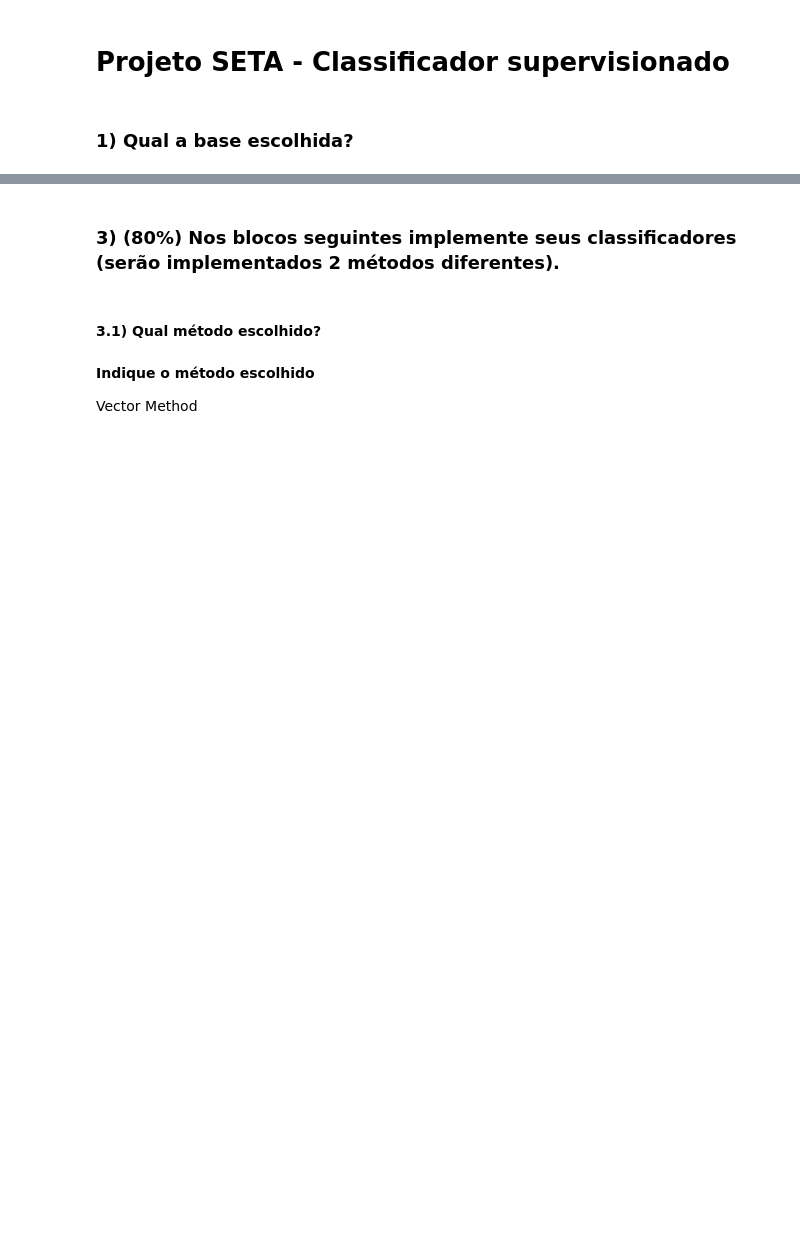
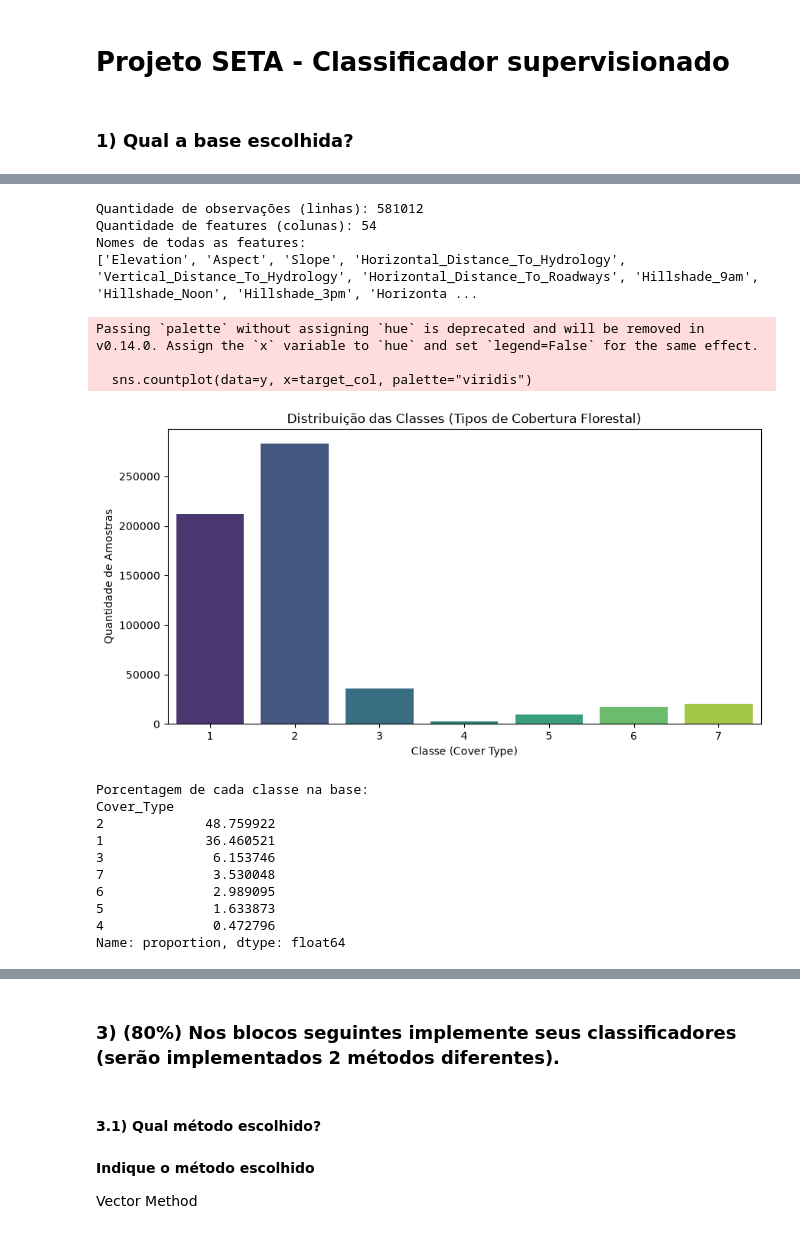
Before and after one commit to 17242226-sketch/classificador_projeto, a Jupyter notebook: Template.ipynb, the cells around one changed output, grey strips where cells are left out. Cells and saved outputs as stored; diff of their text form; code cells hidden in the pictures; blank space fills up the shorter version.

```diff
--- a/Template.ipynb
+++ b/Template.ipynb
@@ -6,0 +40,11 @@ print("Ambiente funcionando!")
+# %%
+from ucimlrepo import fetch_ucirepo
+
+# Traz os dados da base Covertype (ID 31)
+covertype = fetch_ucirepo(id=31)
+
+# Separa as features (X) e a classe (y) em formato Pandas DataFrame
+X = covertype.data.features
+y = covertype.data.targets
+
+print(X.head())
@@ -12,3 +75,51 @@ print("Ambiente funcionando!")
 - Checagem se os valores estão dentro de um limite permitido ou razoável.
 - Tratamento de valores ausentes por eliminação ou substituição.
 - Conversão do tipo de dados.
+# %%
+# Mostra o tamanho do dataset e os nomes das colunas
+print(f"Quantidade de observações (linhas): {X.shape[0]}")
+print(f"Quantidade de features (colunas): {X.shape[1]}")
+
+# Lista os nomes de todas as 54 colunas de features
+print("Nomes de todas as features:")
+print(list(X.columns))
+# %% [output]
+Quantidade de observações (linhas): 581012
+Quantidade de features (colunas): 54
+Nomes de todas as features:
+['Elevation', 'Aspect', 'Slope', 'Horizontal_Distance_To_Hydrology', 'Vertical_Distance_To_Hydrology', 'Horizontal_Distance_To_Roadways', 'Hillshade_9am', 'Hillshade_Noon', 'Hillshade_3pm', 'Horizonta ...
+# %%
+import matplotlib.pyplot as plt
+import seaborn as sns
+
+# Define a coluna alvo diretamente nesta célula
+target_col = y.columns[0]
+
+# Configura o tamanho do gráfico
+plt.figure(figsize=(10, 5))
+
+# Cria o gráfico de contagem
+sns.countplot(data=y, x=target_col, palette="viridis")
+plt.title("Distribuição das Classes (Tipos de Cobertura Florestal)")
+plt.ylabel("Quantidade de Amostras")
+plt.xlabel("Classe (Cover Type)")
+plt.show()
+
+# Exibe a porcentagem exata de cada classe
+print("\nPorcentagem de cada classe na base:")
+print(y.value_counts(normalize=True) * 100)
+# %% [output]
+Passing `palette` without assigning `hue` is deprecated and will be removed in v0.14.0. Assign the `x` variable to `hue` and set `legend=False` for the same effect.
+
+  sns.countplot(data=y, x=target_col, palette="viridis")
+[figure, added]
+Porcentagem de cada classe na base:
+Cover_Type
+2             48.759922
+1             36.460521
+3              6.153746
+7              3.530048
+6              2.989095
+5              1.633873
+4              0.472796
+Name: proportion, dtype: float64
```
Also changed, not shown: parts of 9 cells of this notebook.
